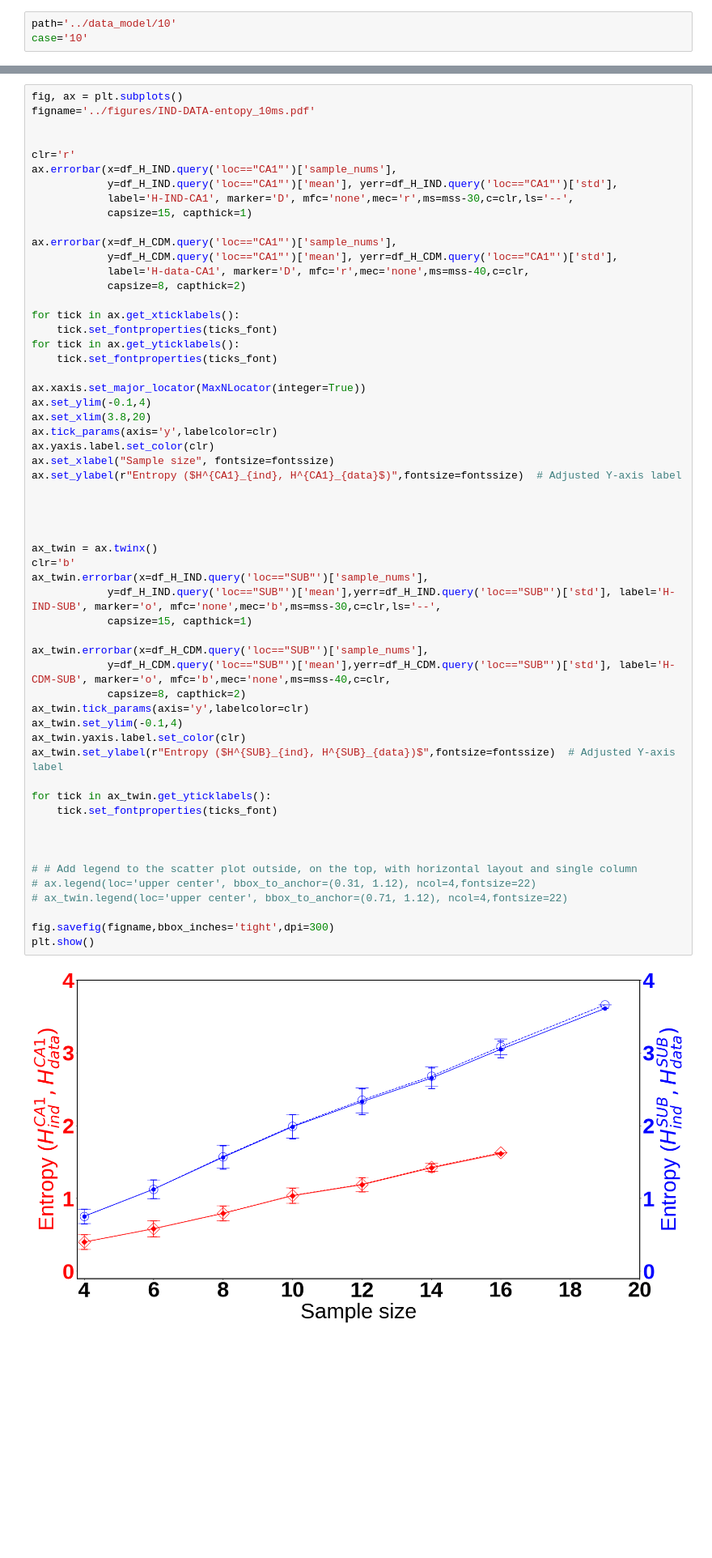
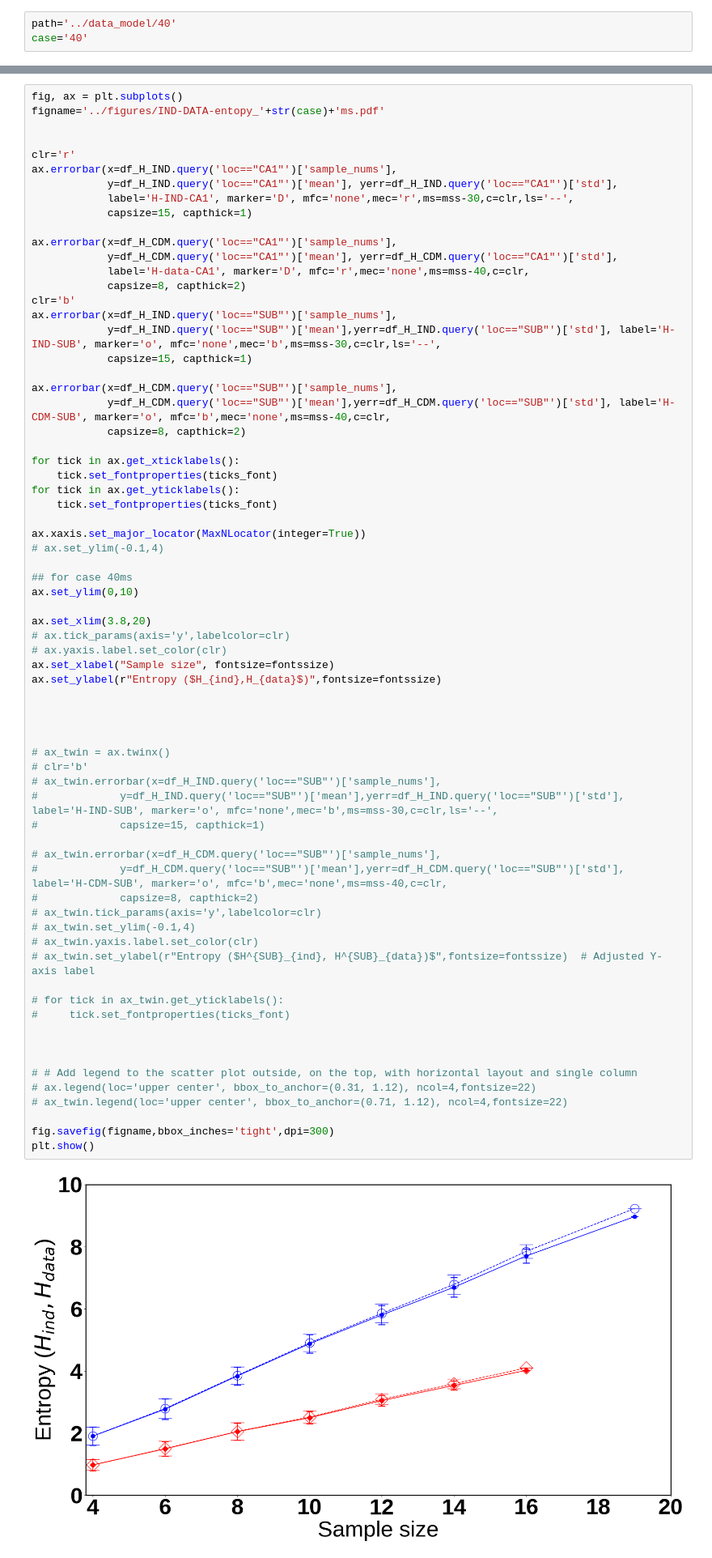
Before and after one commit to amisapta15/ResolutionRelevance, a Jupyter notebook: src/Fig_test_model_data.ipynb, the cells around one changed output, grey strips where cells are left out. Shown at 81% size. Cells and saved outputs as stored; diff of their text form; blank space fills up the shorter version.

```diff
--- a/src/Fig_test_model_data.ipynb
+++ b/src/Fig_test_model_data.ipynb
@@ -5,8 +5,8 @@ import pandas as pd
 import re
 import glob
 # %%
-path='../data_model/10'
-case='10'
+path='../data_model/40'
+case='40'
 # %%
 # from scipy import interpolate
 import matplotlib as mpl
@@ -111,7 +111,7 @@ for i in df_H_IND.query('loc=="SUB"')['sample_nums'].values:
     df=pd.concat([df if not df.empty else None,pd.DataFrame([row])],ignore_index=True)
 # %%
 fig, ax = plt.subplots()
-figname='../figures/IND-DATA-entopy_10ms.pdf'
+figname='../figures/IND-DATA-entopy_'+str(case)+'ms.pdf'
 
 
 clr='r'
@@ -122,49 +122,61 @@ ax.errorbar(x=df_H_IND.query('loc=="CA1"')['sample_nums'],
 
 ax.errorbar(x=df_H_CDM.query('loc=="CA1"')['sample_nums'],
             y=df_H_CDM.query('loc=="CA1"')['mean'], yerr=df_H_CDM.query('loc=="CA1"')['std'],
             label='H-data-CA1', marker='D', mfc='r',mec='none',ms=mss-40,c=clr,
             capsize=8, capthick=2)
+clr='b'
+ax.errorbar(x=df_H_IND.query('loc=="SUB"')['sample_nums'],
+            y=df_H_IND.query('loc=="SUB"')['mean'],yerr=df_H_IND.query('loc=="SUB"')['std'], label='H-IND-SUB', marker='o', mfc='none',mec='b',ms=mss-30,c=clr,ls='--',
+            capsize=15, capthick=1)
+
+ax.errorbar(x=df_H_CDM.query('loc=="SUB"')['sample_nums'],
+            y=df_H_CDM.query('loc=="SUB"')['mean'],yerr=df_H_CDM.query('loc=="SUB"')['std'], label='H-CDM-SUB', marker='o', mfc='b',mec='none',ms=mss-40,c=clr,
+            capsize=8, capthick=2)
 
 for tick in ax.get_xticklabels():
     tick.set_fontproperties(ticks_font)
 for tick in ax.get_yticklabels():
     tick.set_fontproperties(ticks_font)
 
 ax.xaxis.set_major_locator(MaxNLocator(integer=True))
-ax.set_ylim(-0.1,4)
+# ax.set_ylim(-0.1,4)
+
+## for case 40ms
+ax.set_ylim(0,10)
+
 ax.set_xlim(3.8,20)
-ax.tick_params(axis='y',labelcolor=clr)
-ax.yaxis.label.set_color(clr)
+# ax.tick_params(axis='y',labelcolor=clr)
+# ax.yaxis.label.set_color(clr)
 ax.set_xlabel("Sample size", fontsize=fontssize)
-ax.set_ylabel(r"Entropy ($H^{CA1}_{ind}, H^{CA1}_{data}$)",fontsize=fontssize)  # Adjusted Y-axis label
+ax.set_ylabel(r"Entropy ($H_{ind},H_{data}$)",fontsize=fontssize)
 
 
 
 
-ax_twin = ax.twinx()
-clr='b'
-ax_twin.errorbar(x=df_H_IND.query('loc=="SUB"')['sample_nums'],
-            y=df_H_IND.query('loc=="SUB"')['mean'],yerr=df_H_IND.query('loc=="SUB"')['std'], label='H-IND-SUB', marker='o', mfc='none',mec='b',ms=mss-30,c=clr,ls='--',
-            capsize=15, capthick=1)
+# ax_twin = ax.twinx()
+# clr='b'
+# ax_twin.errorbar(x=df_H_IND.query('loc=="SUB"')['sample_nums'],
+#             y=df_H_IND.query('loc=="SUB"')['mean'],yerr=df_H_IND.query('loc=="SUB"')['std'], label='H-IND-SUB', marker='o', mfc='none',mec='b',ms=mss-30,c=clr,ls='--',
+#             capsize=15, capthick=1)
 
-ax_twin.errorbar(x=df_H_CDM.query('loc=="SUB"')['sample_nums'],
-            y=df_H_CDM.query('loc=="SUB"')['mean'],yerr=df_H_CDM.query('loc=="SUB"')['std'], label='H-CDM-SUB', marker='o', mfc='b',mec='none',ms=mss-40,c=clr,
-            capsize=8, capthick=2)
-ax_twin.tick_params(axis='y',labelcolor=clr)
-ax_twin.set_ylim(-0.1,4)
-ax_twin.yaxis.label.set_color(clr)
-ax_twin.set_ylabel(r"Entropy ($H^{SUB}_{ind}, H^{SUB}_{data})$",fontsize=fontssize)  # Adjusted Y-axis label
+# ax_twin.errorbar(x=df_H_CDM.query('loc=="SUB"')['sample_nums'],
+#             y=df_H_CDM.query('loc=="SUB"')['mean'],yerr=df_H_CDM.query('loc=="SUB"')['std'], label='H-CDM-SUB', marker='o', mfc='b',mec='none',ms=mss-40,c=clr,
+#             capsize=8, capthick=2)
+# ax_twin.tick_params(axis='y',labelcolor=clr)
+# ax_twin.set_ylim(-0.1,4)
+# ax_twin.yaxis.label.set_color(clr)
+# ax_twin.set_ylabel(r"Entropy ($H^{SUB}_{ind}, H^{SUB}_{data})$",fontsize=fontssize)  # Adjusted Y-axis label
 
-for tick in ax_twin.get_yticklabels():
-    tick.set_fontproperties(ticks_font)
+# for tick in ax_twin.get_yticklabels():
+#     tick.set_fontproperties(ticks_font)
 
 
 
 # # Add legend to the scatter plot outside, on the top, with horizontal layout and single column
 # ax.legend(loc='upper center', bbox_to_anchor=(0.31, 1.12), ncol=4,fontsize=22)
 # ax_twin.legend(loc='upper center', bbox_to_anchor=(0.71, 1.12), ncol=4,fontsize=22)
 
 fig.savefig(figname,bbox_inches='tight',dpi=300)
 plt.show()
 # %% [output]
-[figure, old version]
+[figure, new version]
```
Also changed, not shown: parts of 7 cells of this notebook, 14 other files.
